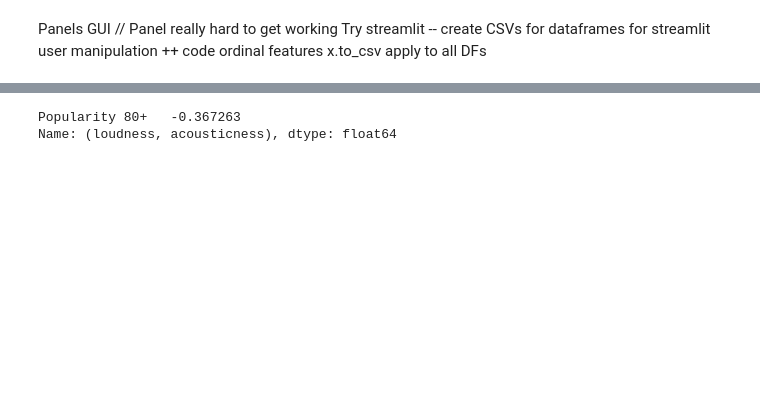
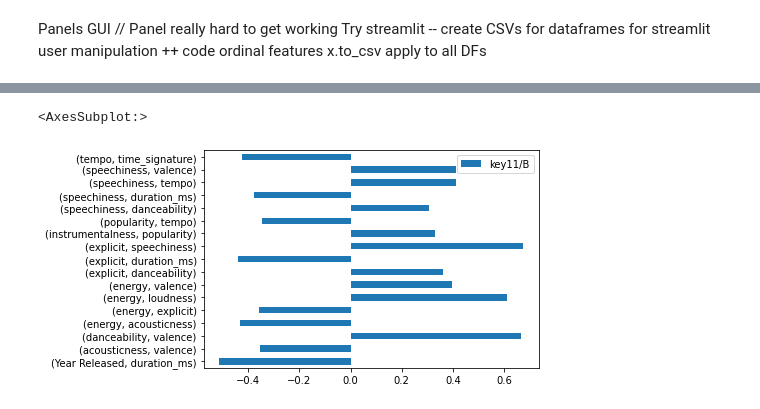
Before and after one commit to DavisAsano/Asano_MusicDataExploration, a Jupyter notebook: Asano_MusicExploration.ipynb, the cells around one changed output, grey strips where cells are left out. Drawn from its saved outputs; the diff is of its cells as text; code cells hidden in the pictures; blank space fills up the shorter version.

```diff
--- a/Asano_MusicExploration.ipynb
+++ b/Asano_MusicExploration.ipynb
@@ -965,8 +944,9 @@ dfm1k10.to_csv('dfm1k10.csv')
 
 dfm1k11 = pd.DataFrame(data=df_lst[11])
 dfm1k11.to_csv('dfm1k11.csv')
-# %%
-dfp.loc['loudness','acousticness']
-# %% [output]
-Popularity 80+   -0.367263
-Name: (loudness, acousticness), dtype: float64
+# %%
+
+dfm0k11.plot.barh()
+# %% [output]
+<AxesSubplot:>
+[figure, added]
```
Also changed, not shown: parts of 5 cells of this notebook, 1 other file.
